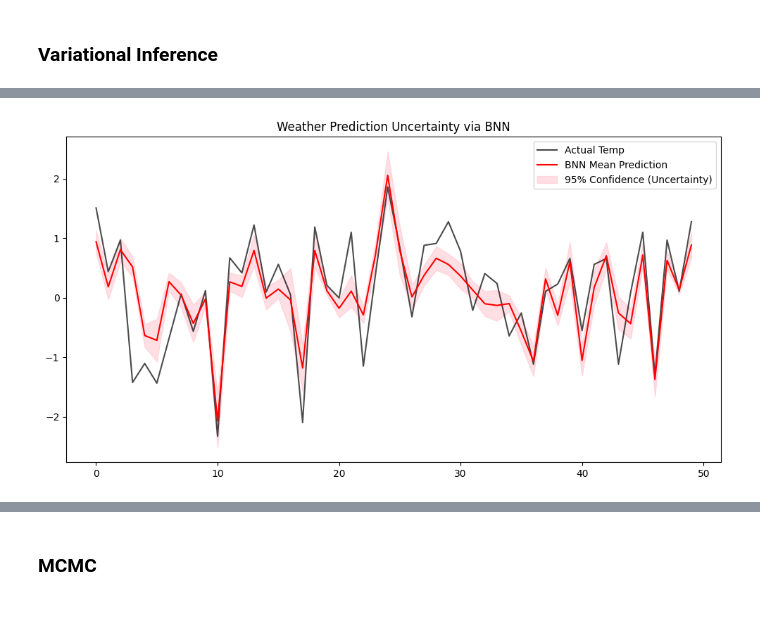
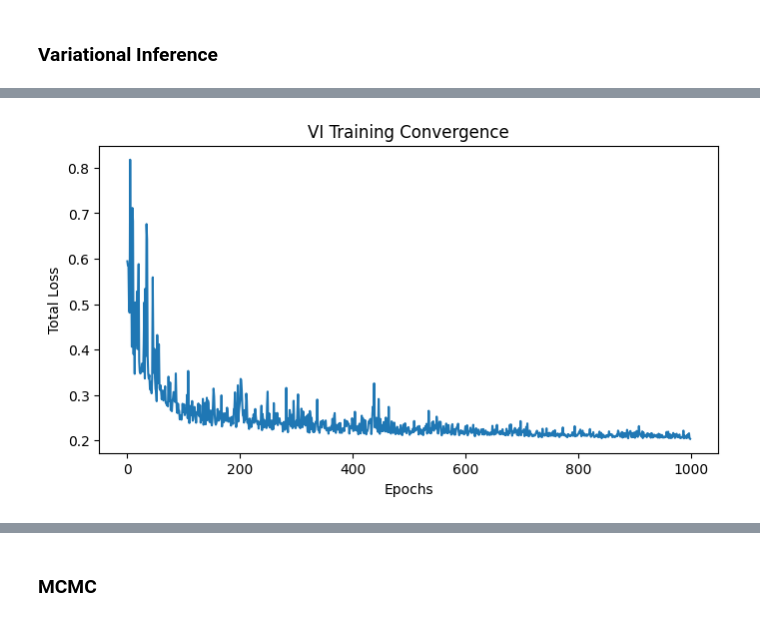
Before and after one commit to Adues-Inverk/CS115, a Jupyter notebook: cs115.ipynb, the cells around one changed output, grey strips where cells are left out. Cells and saved outputs as stored; diff of their text form; code cells hidden in the pictures.

```diff
--- a/cs115.ipynb
+++ b/cs115.ipynb
@@ -43,5 +42,5 @@ y_test = torch.FloatTensor(y_test)
 # %%
-model = nn.Sequential(
+model_vi = nn.Sequential(
     bnn.BayesLinear(prior_mu=0, prior_sigma=0.1, in_features=len(features), out_features=128),
     nn.ReLU(),
     bnn.BayesLinear(prior_mu=0, prior_sigma=0.1, in_features=128, out_features=64),
@@ -49,8 +48,7 @@ model = nn.Sequential(
     bnn.BayesLinear(prior_mu=0, prior_sigma=0.1, in_features=64, out_features=1),
 )
 
-mse_loss = nn.MSELoss()
-kl_loss = bnn.BKLLoss(reduction='mean', last_layer_only=False)
+kl_loss = bnn.BKLLoss(reduction="mean")
+optimizer = torch.optim.Adam(model_vi.parameters(), lr=0.01)
+
 kl_weight = 0.01
-
-optimizer = torch.optim.Adam(model.parameters(), lr=0.01)
@@ -57,15 +58,32 @@ optimizer = torch.optim.Adam(model.parameters(), lr=0.01)
+# %%
+def gaussian_nll_forward_backward(y, y_hat, sigma=1.0):
+    N = y.shape[0]
+
+    # forward
+    residual = y_hat - y  # (N,1)
+    loss = 0.5 * torch.mean(residual**2) / sigma**2
+
+    # backward (dL/dy_hat)
+    grad_y_hat = residual / (N * sigma**2)  # (N,1)
+
+    return loss, grad_y_hat
 # %%
 epochs = 1000
+history_loss = []
+
 for epoch in range(epochs):
-    pred = model(X_train)
-    mse = mse_loss(pred, y_train)
-    kl = kl_loss(model)
-    cost = mse + kl_weight * kl
+    pred = model_vi(X_train)
+    nll, grad_pred = gaussian_nll_forward_backward(y_train, pred)
+    kl = kl_loss(model_vi)
+    loss = nll + kl_weight * kl
 
     optimizer.zero_grad()
-    cost.backward()
+    (kl * kl_weight).backward(retain_graph=True)
+    pred.backward(grad_pred)
     optimizer.step()
 
+    history_loss.append(loss.item())
+
     if epoch % 100 == 0:
-        print(f"Epoch {epoch} | Total Loss: {cost.item():.4f} | MSE: {mse.item():.4f}")
+        print(f"Epoch {epoch} | Total Loss: {loss.item():.4f} | NLL: {nll.item():.4f}")
 # %% [output]
@@ -82,28 +100,24 @@ Epoch 900 | Total Loss: 0.4126 | MSE: 0.4051
+# %%
+plt.figure(figsize=(8, 4))
+plt.plot(history_loss)
+plt.title("VI Training Convergence")
+plt.xlabel("Epochs")
+plt.ylabel("Total Loss")
+plt.show()
+# %% [output]
+[figure, added]
 # %%
 # Predictive Inference
-model.eval()
-iterations = 100
-predictions = np.zeros((iterations, len(X_test)))
+model_vi.eval()
+samples = 100
+preds = []
 
 with torch.no_grad():
-    for i in range(iterations):
+    for i in range(samples):
         # Each pass samples different weights from the learned distribution
-        predictions[i] = model(X_test).numpy().flatten()
+        preds.append(model_vi(X_test).numpy().flatten())
 
 # Calculate Mean and Std Dev
-prediction_mean = predictions.mean(axis=0)
-prediction_std = predictions.std(axis=0)
-
-# Plotting the first 50 samples
-plt.figure(figsize=(12,6))
-plt.plot(y_test[:50], 'black', label='Actual Temp', alpha=0.7)
-plt.plot(prediction_mean[:50], 'red', label='BNN Mean Prediction')
-plt.fill_between(range(50),
-                 prediction_mean[:50] - 2*prediction_std[:50],
-                 prediction_mean[:50] + 2*prediction_std[:50],
-                 color='pink', alpha=0.5, label='95% Confidence (Uncertainty)')
-plt.title("Weather Prediction Uncertainty via BNN")
-plt.legend()
-plt.show()
+preds = np.array(preds)
+mean_vi = preds.mean(axis=0)
+std_vi  = preds.std(axis=0)
-# %% [output]
-[figure, removed]
```
Also changed, not shown: parts of 21 cells of this notebook, 1 other file.
